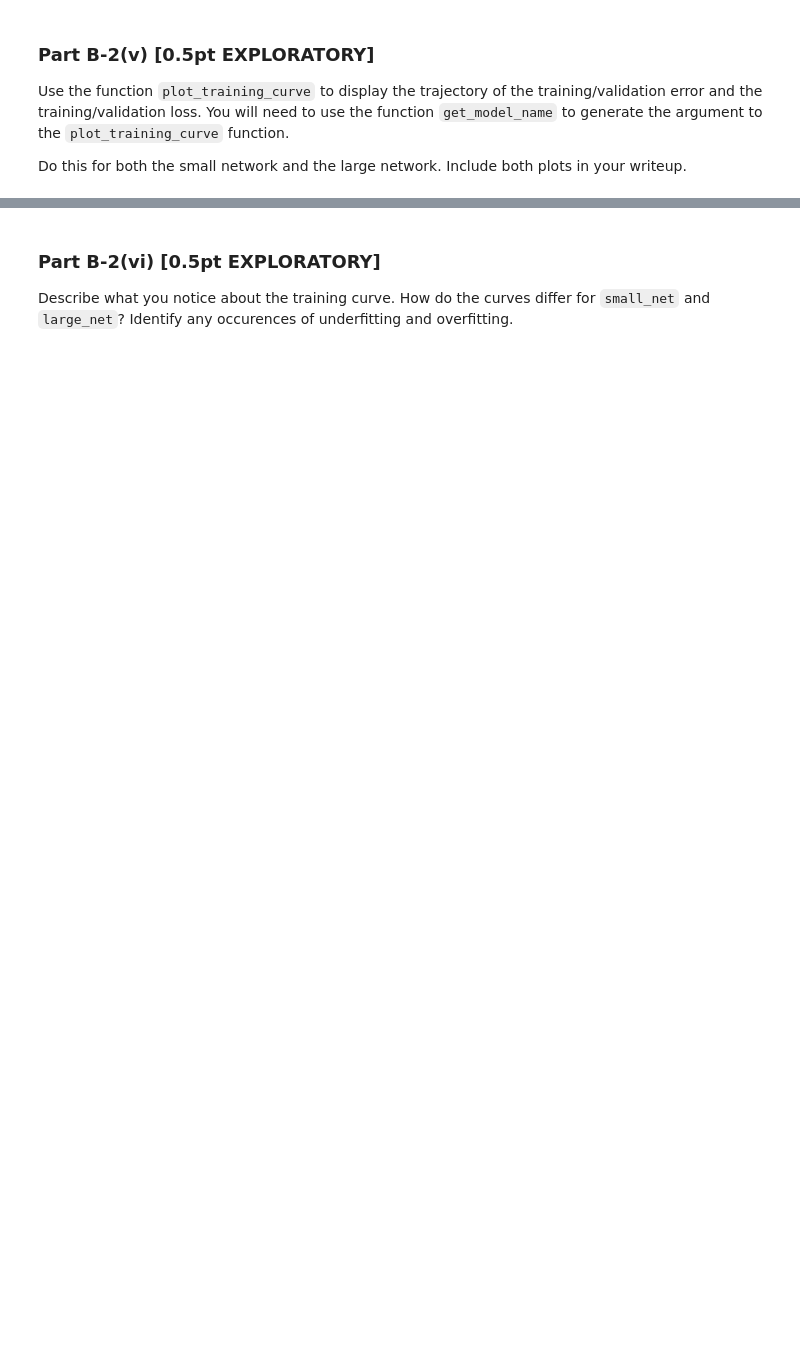
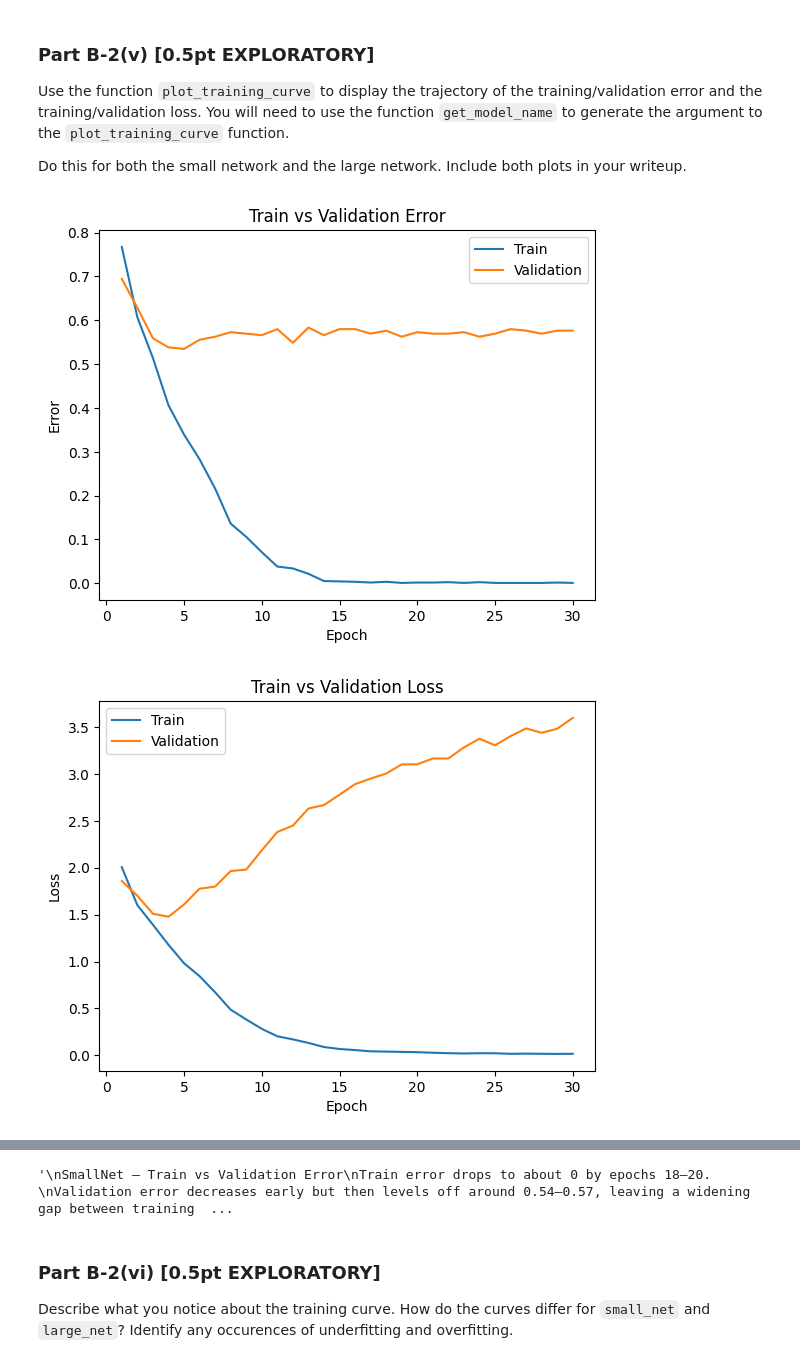
Before and after one commit to sharvaniyadav/MIE1517-Intro-To-Deep-Learning, a Jupyter notebook: MIE1517_A1_Sharvani_Yadav.ipynb, the cells around one changed output, grey strips where cells are left out. Cells and saved outputs as stored; diff of their text form; code cells hidden in the pictures; blank space fills up the shorter version.

```diff
--- a/MIE1517_A1_Sharvani_Yadav.ipynb
+++ b/MIE1517_A1_Sharvani_Yadav.ipynb
@@ -805,0 +949,11 @@ PROVIDE YOUR ANSWER BELOW
+# %%
+# curves for SmallNet (defaults: bs=64, lr=0.01, num_epochs=30 -> last epoch = 29)
+model_path = get_model_name("small", batch_size=64, learning_rate=0.01, epoch=29)
+plot_training_curve(model_path)
+
+# curves for LargeNet
+model_path = get_model_name("large", batch_size=64, learning_rate=0.01, epoch=29)
+plot_training_curve(model_path)
+# %% [output]
+[figure, added]
+[figure, added]
@@ -806,3 +962,28 @@ PROVIDE YOUR ANSWER BELOW
+# %%
+'''
+SmallNet – Train vs Validation Error
+Train error drops to about 0 by epochs 18–20.
+Validation error decreases early but then levels off around 0.54–0.57, leaving a widening gap between training and validation performance.
+
+SmallNet – Train vs Validation Loss
+Train loss steadily decreases toward 0.
+Validation loss begins to rise after about epochs 8–10, which is a clear sign of overfitting.
+
+LargeNet – Train vs Validation Error
+Train error also approaches 0 by the end of training.
+Validation error improves slightly at first, then plateaus around 0.55–0.58, resulting in a larger gap compared to SmallNet.
+
+LargeNet – Train vs Validation Loss
+Train loss trends down toward 0, while validation loss climbs sharply after about epochs 8–10.
+This indicates stronger overfitting than what is observed with SmallNet.
+
+Overall Comparison
+Both networks show overfitting, but LargeNet overfits faster and more severely.
+Its higher capacity allows it to fit the training data completely, but at the cost of increased validation loss and a larger gap between training and validation error.
+
+'''
+# %% [output]
+'\nSmallNet – Train vs Validation Error\nTrain error drops to about 0 by epochs 18–20. \nValidation error decreases early but then levels off around 0.54–0.57, leaving a widening gap between training  ...
 # %% [markdown]
 ### Part B-2(vi) [0.5pt EXPLORATORY]
 Describe what you notice about the training curve.
```
Also changed, not shown: parts of 58 cells of this notebook.
